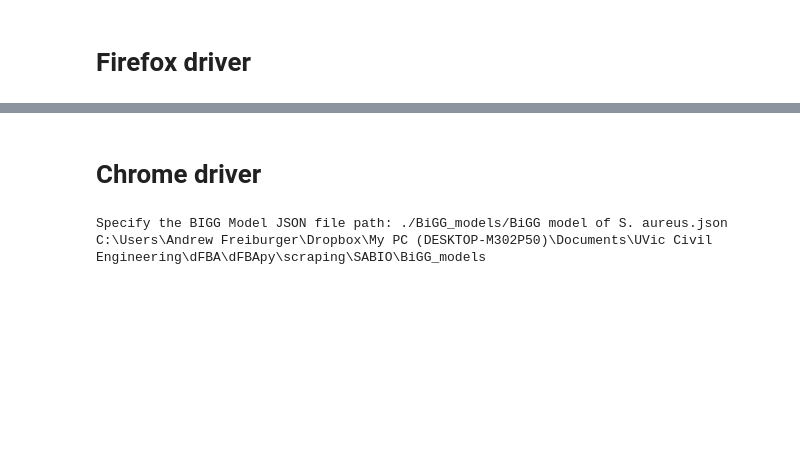
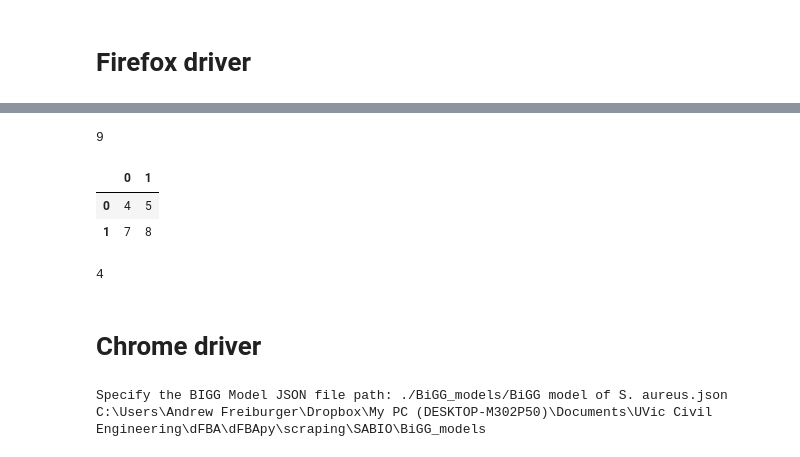
Before and after one commit to freiburgermsu/cFBA, a Jupyter notebook: scraping/SABIO/scraping_code_refinement.ipynb, the cells around one changed output, grey strips where cells are left out. Saved outputs shown, nothing was run; the diff lists cells and outputs as text; code cells hidden in the pictures; blank space fills up the shorter version.

```diff
--- a/scraping/SABIO/scraping_code_refinement.ipynb
+++ b/scraping/SABIO/scraping_code_refinement.ipynb
@@ -22,3 +152,21 @@ KeyError: 8
+# %%
+for x in range(10):
+    print(x, end='\r')
+# %% [output]
+9
+# %%
+import pandas
+
+df = pandas.DataFrame(data = [[4,5], [7,8]])
+
+display(df)
+
+print(df[0][0])
+# %% [output]
+|  | 0 | 1 |
+| 0 | 4 | 5 |
+| 1 | 7 | 8 |
+4
 # %%
 # -*- coding: utf-8 -*-
 """
```
Also changed, not shown: parts of 1 cell of this notebook, 19 other files.
